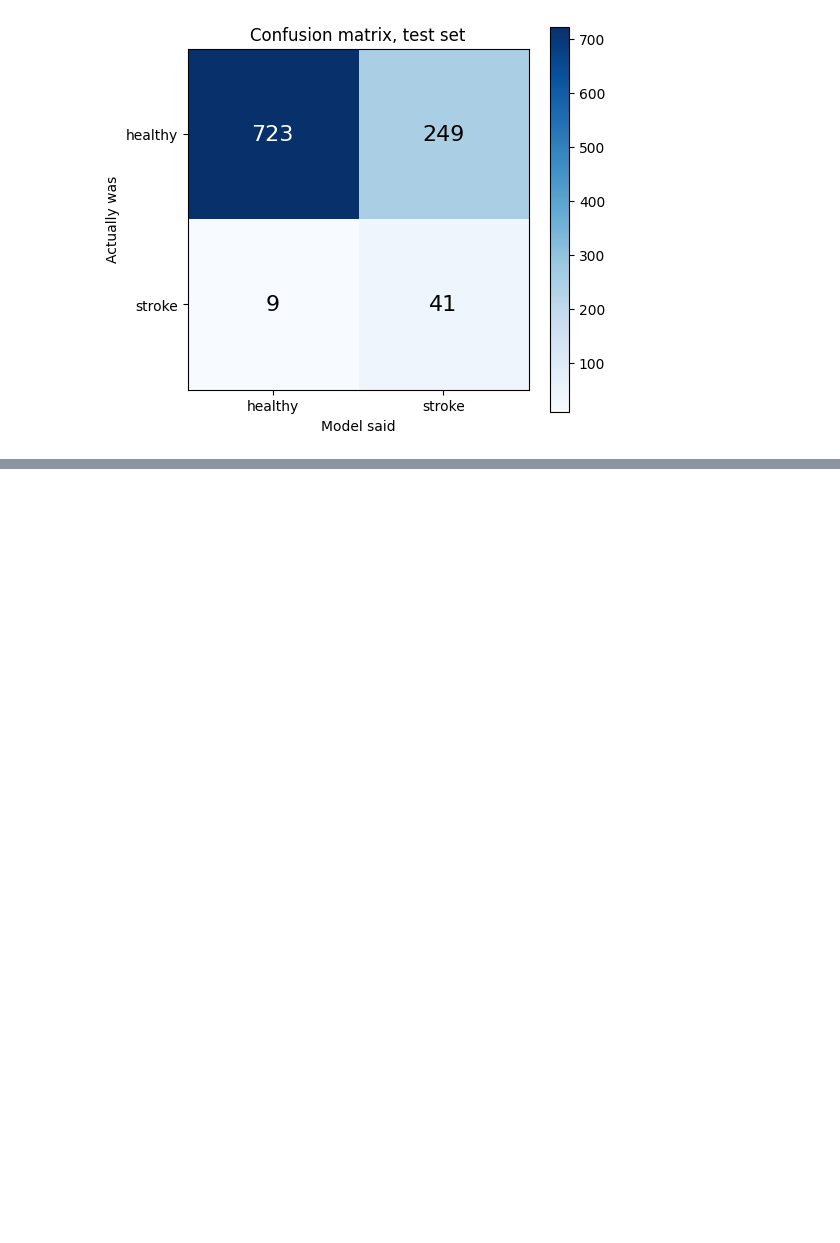
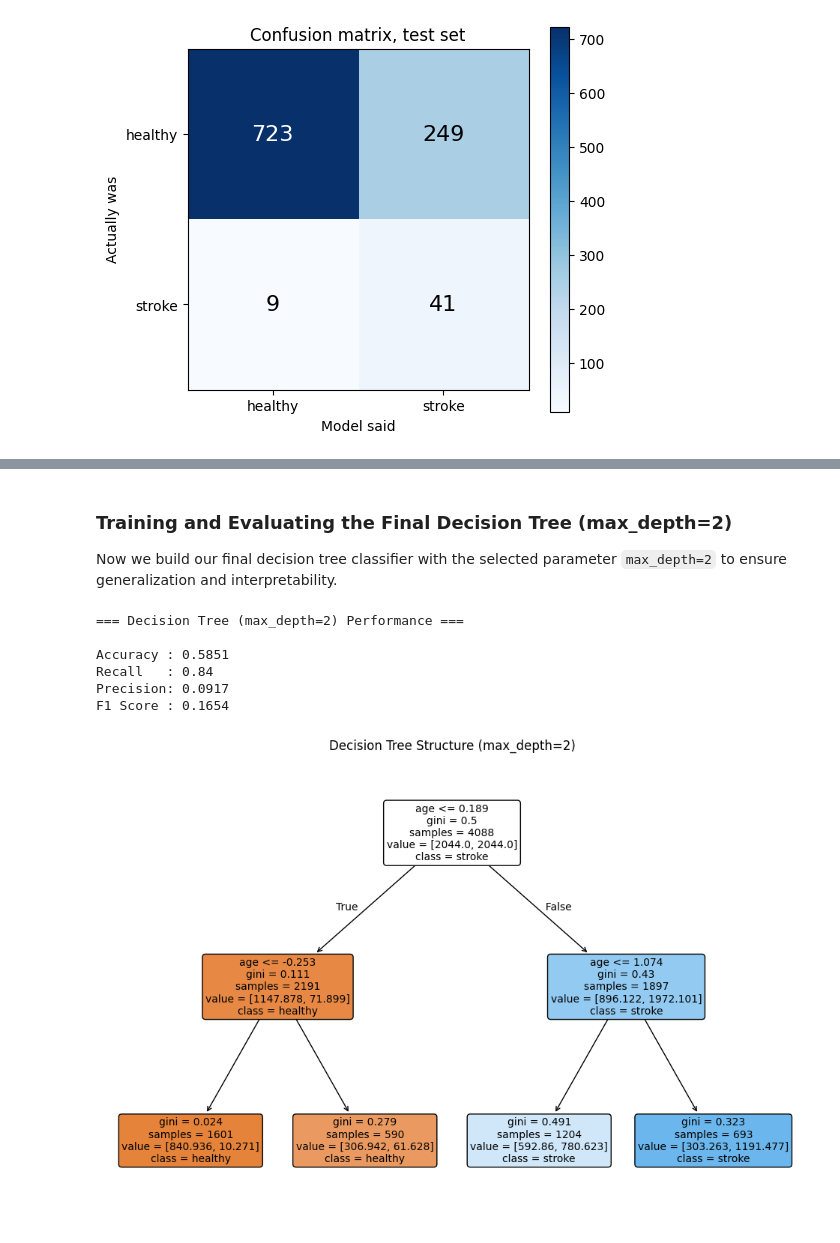
Before and after one commit to Paulelo/Capstone_project, a Jupyter notebook: group_28_capstone.ipynb, the cells around one changed output, grey strips where cells are left out. Drawn from its saved outputs; the diff is of its cells as text; code cells hidden in the pictures; blank space fills up the shorter version.

Commit message:
Added DecisionTree classifier

```diff
--- a/group_28_capstone.ipynb
+++ b/group_28_capstone.ipynb
@@ -833,0 +868,39 @@ weighted avg       0.95      0.75      0.82      1022
+# %% [markdown]
+### Training and Evaluating the Final Decision Tree (max_depth=2)
+Now we build our final decision tree classifier with the selected parameter `max_depth=2` to ensure generalization and interpretability.
+# %%
+# Instantiate and fit the final Decision Tree model
+final_tree = DecisionTreeClassifier(max_depth=2, random_state=42, class_weight='balanced')
+final_tree.fit(Xd_train, yd_train)
+
+# Make predictions on the test set
+y_pred_tree = final_tree.predict(Xd_test)
+
+# Evaluate and print metrics
+print("=== Decision Tree (max_depth=2) Performance ===\n")
+print("Accuracy :", round(accuracy_score(yd_test, y_pred_tree), 4))
+print("Recall   :", round(recall_score(yd_test, y_pred_tree), 4))
+print("Precision:", round(precision_score(yd_test, y_pred_tree), 4))
+print("F1 Score :", round(classification_report(yd_test, y_pred_tree, output_dict=True)['1']['f1-score'], 4))
+# %% [output]
+=== Decision Tree (max_depth=2) Performance ===
+
+Accuracy : 0.5851
+Recall   : 0.84
+Precision: 0.0917
+F1 Score : 0.1654
+# %%
+# Plot the decision tree rules
+plt.figure(figsize=(12, 8))
+plot_tree(
+    final_tree,
+    feature_names=Xd_train.columns,
+    class_names=['healthy', 'stroke'],
+    filled=True,
+    rounded=True,
+    fontsize=10
+)
+plt.title("Decision Tree Structure (max_depth=2)")
+plt.show()
+# %% [output]
+[figure, added]
```
Also changed, not shown: parts of 9 cells of this notebook.
